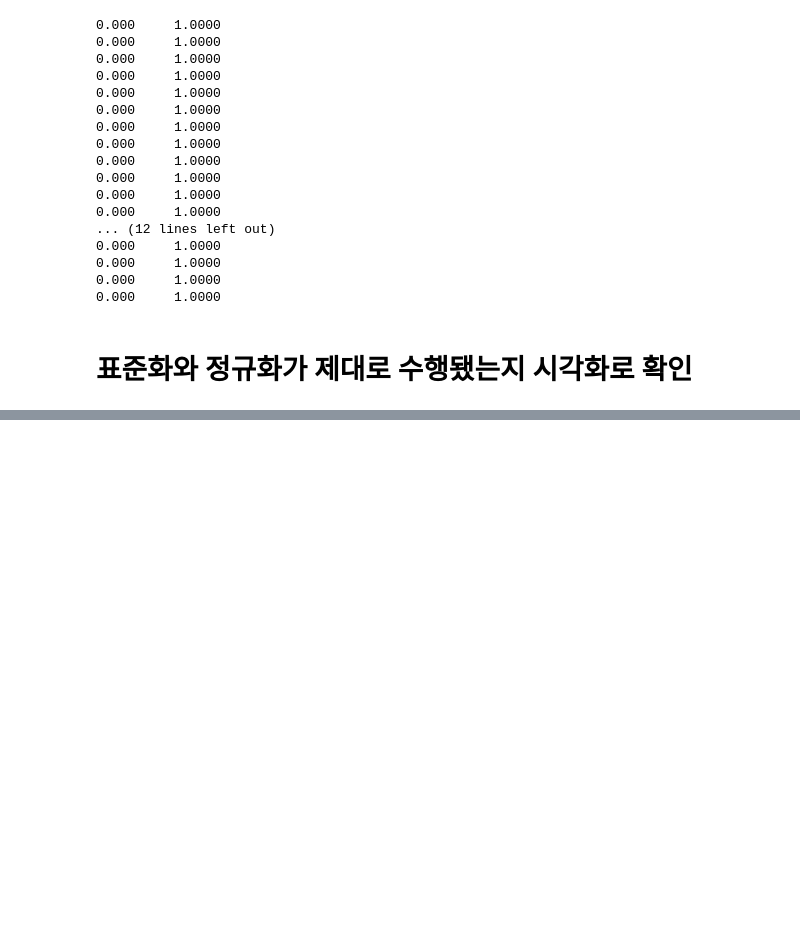
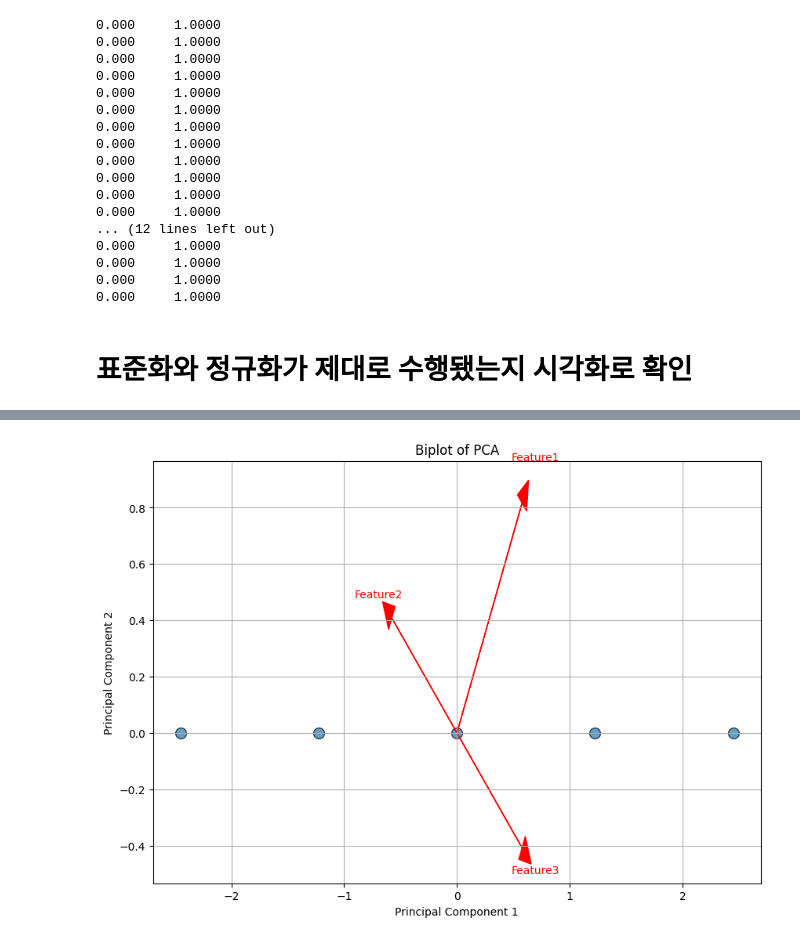
Before and after one commit to coconutkim/project_churn, a Jupyter notebook: real6.ipynb, the cells around one changed output, grey strips where cells are left out. Saved outputs shown, nothing was run; the diff lists cells and outputs as text; code cells hidden in the pictures; blank space fills up the shorter version.

```diff
--- a/real6.ipynb
+++ b/real6.ipynb
@@ -523,0 +690,47 @@ Optimal number of components: 3
+# %%
+import numpy as np
+import pandas as pd
+import matplotlib.pyplot as plt
+from sklearn.preprocessing import StandardScaler
+from sklearn.decomposition import PCA
+
+# 예시 데이터셋
+data = pd.DataFrame({
+    'Feature1': [1, 2, 3, 4, 5],
+    'Feature2': [5, 4, 3, 2, 1],
+    'Feature3': [2, 3, 4, 5, 6]
+})
+
+# 데이터 표준화
+scaler = StandardScaler()
+data_standardized = scaler.fit_transform(data)
+
+# PCA 적용
+pca = PCA(n_components=2)
+principal_components = pca.fit_transform(data_standardized)
+
+# PCA 결과를 데이터프레임으로 변환
+pca_df = pd.DataFrame(data=principal_components, columns=['PC1', 'PC2'])
+
+# Biplot 생성
+plt.figure(figsize=(10, 7))
+
+# 데이터 점 플로팅
+plt.scatter(pca_df['PC1'], pca_df['PC2'], s=100, alpha=0.7, edgecolors='k')
+
+# 변수 벡터 플로팅
+for i in range(len(data.columns)):
+    plt.arrow(0, 0, pca.components_[0, i], pca.components_[1, i],
+              head_width=0.1, head_length=0.1, fc='r', ec='r')
+    plt.text(pca.components_[0, i] * 1.2, pca.components_[1, i] * 1.2,
+             data.columns[i], color='r', ha='center', va='center')
+
+# 축 라벨과 제목
+plt.xlabel('Principal Component 1')
+plt.ylabel('Principal Component 2')
+plt.title('Biplot of PCA')
+
+plt.grid()
+plt.show()
+# %% [output]
+[figure, added]
```
Also changed, not shown: parts of 16 cells of this notebook.
